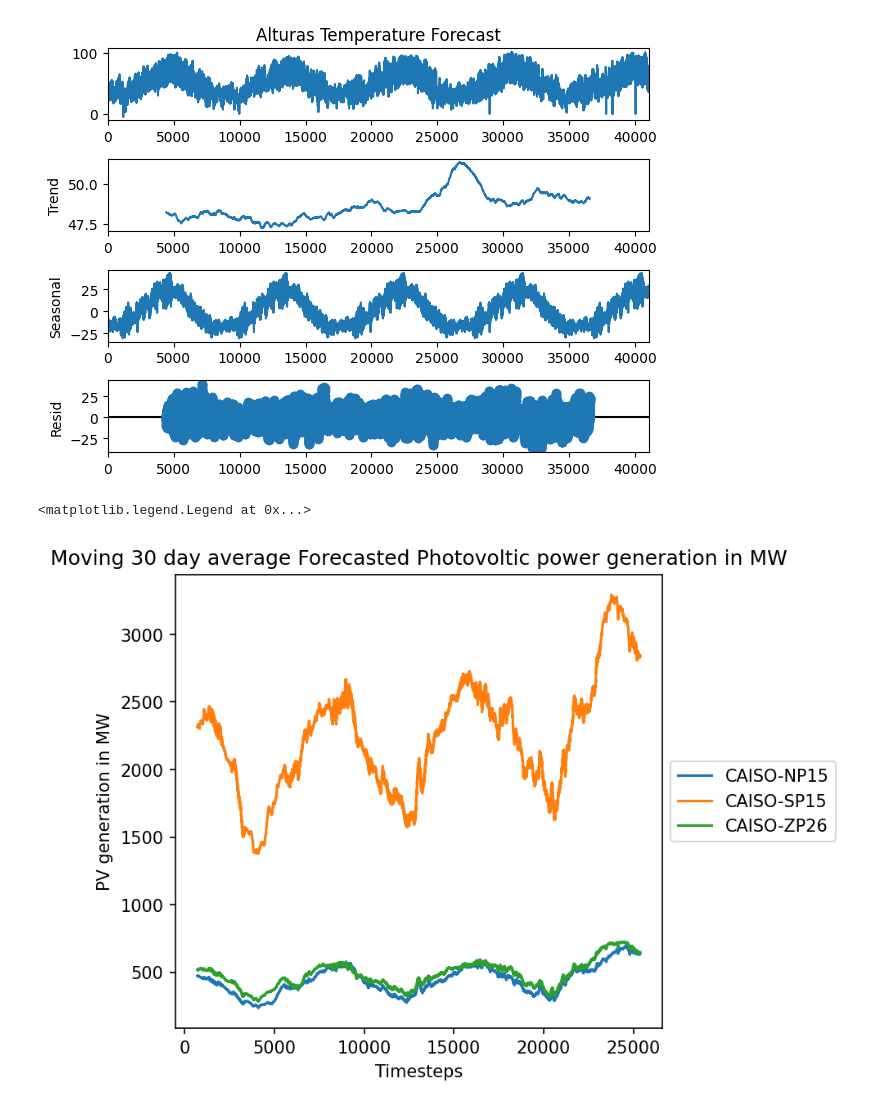
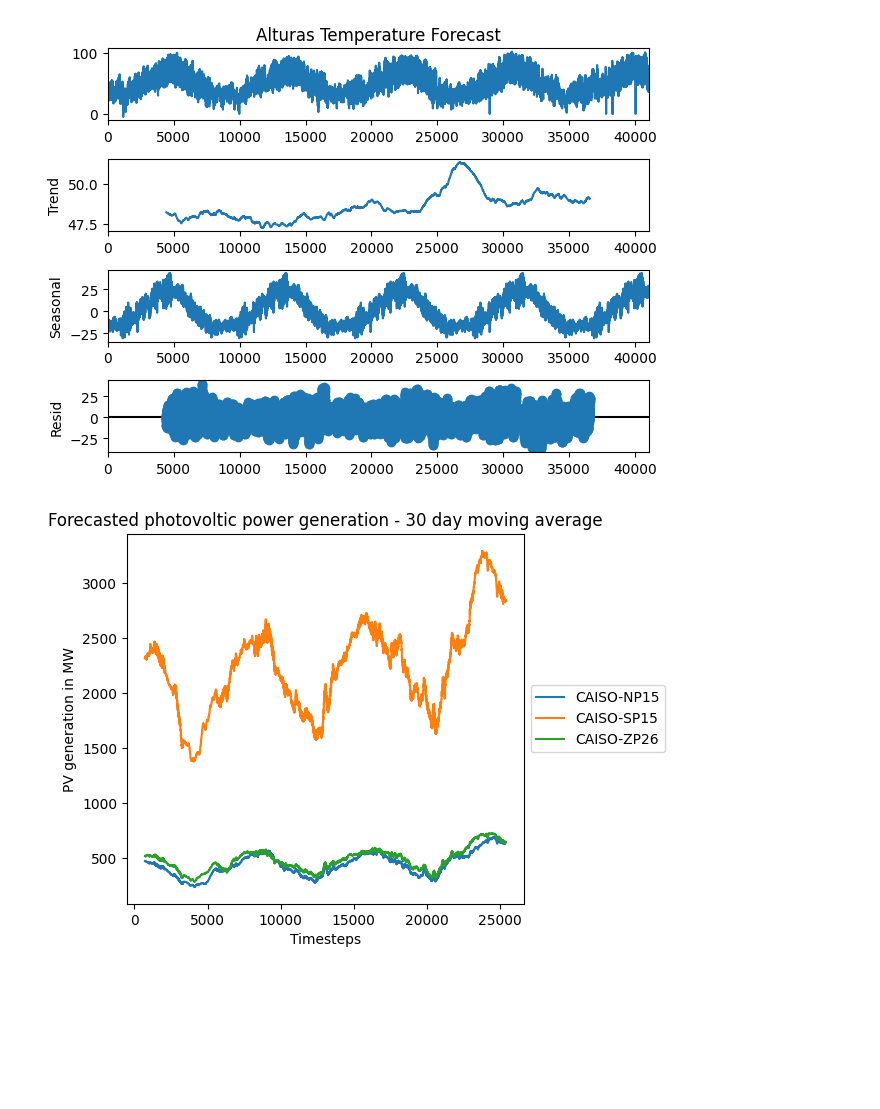
Before and after one commit to simoneliasen/yggdrasil, a Jupyter notebook: data_exploration/data_exploration.ipynb, the cells around one changed output. Saved outputs shown, nothing was run; the diff lists cells and outputs as text; code cells hidden in the pictures; blank space fills up the shorter version.

Commit message:
data exploration - done

```diff
--- a/data_exploration/data_exploration.ipynb
+++ b/data_exploration/data_exploration.ipynb
@@ -186,26 +208,27 @@ result.plot()
 # %%
 columns = ['CAISO-NP15 Photovoltaic Power Generation Forecast',
 'CAISO-SP15 Photovoltaic power Generation Forecast',
 'CAISO-ZP26 Photovolataic Power Generation Forecast']
 
-df = pd.read_csv(r"..\\data\\dataset_dropNa.csv")
+df = pd.read_csv(r"..\\data\\dataset_dropNA.csv")
 df_copy = df[columns]
 df_copy.columns = df_copy.columns.str.replace(" Photovoltaic Power Generation Forecast", "")
 df_copy.columns = df_copy.columns.str.replace(" Photovoltaic power Generation Forecast", "")
 df_copy.columns = df_copy.columns.str.replace(" Photovolataic Power Generation Forecast", "")
 df_copy = df_copy.rolling(24*30).mean()
 ax = df_copy.plot()
-ax.set_title("Forecasted photovoltic power generation in MW - 30 day moving average")
+ax.set_title("Forecasted photovoltic power generation - 30 day moving average")
 ax.set_xlabel("Timesteps")
 ax.set_ylabel("PV generation in MW")
 box = ax.get_position()
 ax.set_position([box.x0, box.y0, box.width * 0.8, box.height])
 
 # Put a legend to the right of the current axis
 ax.legend(loc='center left', bbox_to_anchor=(1, 0.5))
+fig = ax.get_figure()
+fig.savefig(f"..\\img\\forecasted_photovoltic_power.png", bbox_inches='tight')
 # %% [output]
-<matplotlib.legend.Legend at 0x...>
-[figure, old version]
+[figure, new version]
 # %%
 columns = ['CAISO-AZPS Power Demand Forecast',
 'CAISO-SDGE Power Demand Forecast',
```
Also changed, not shown: parts of 13 cells of this notebook, 55 other files.
